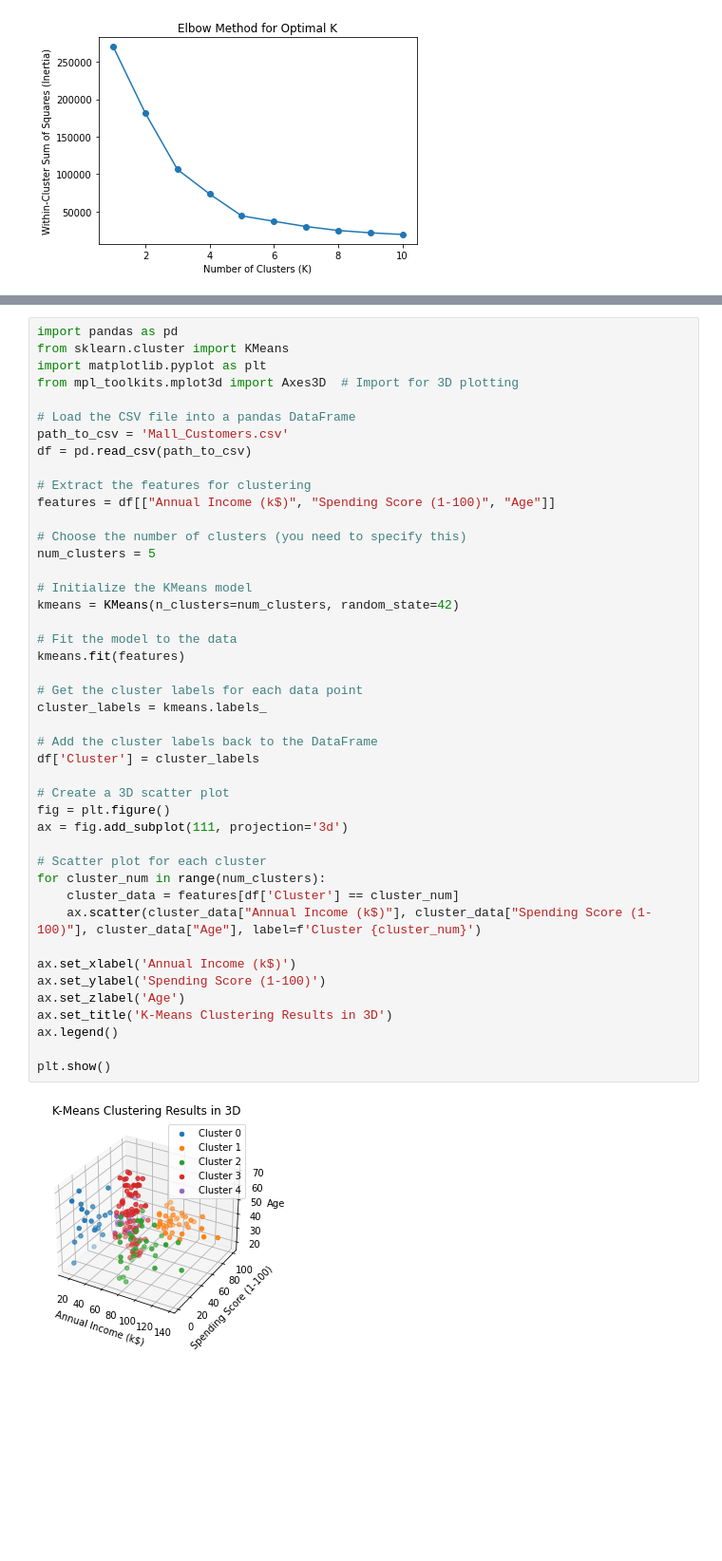
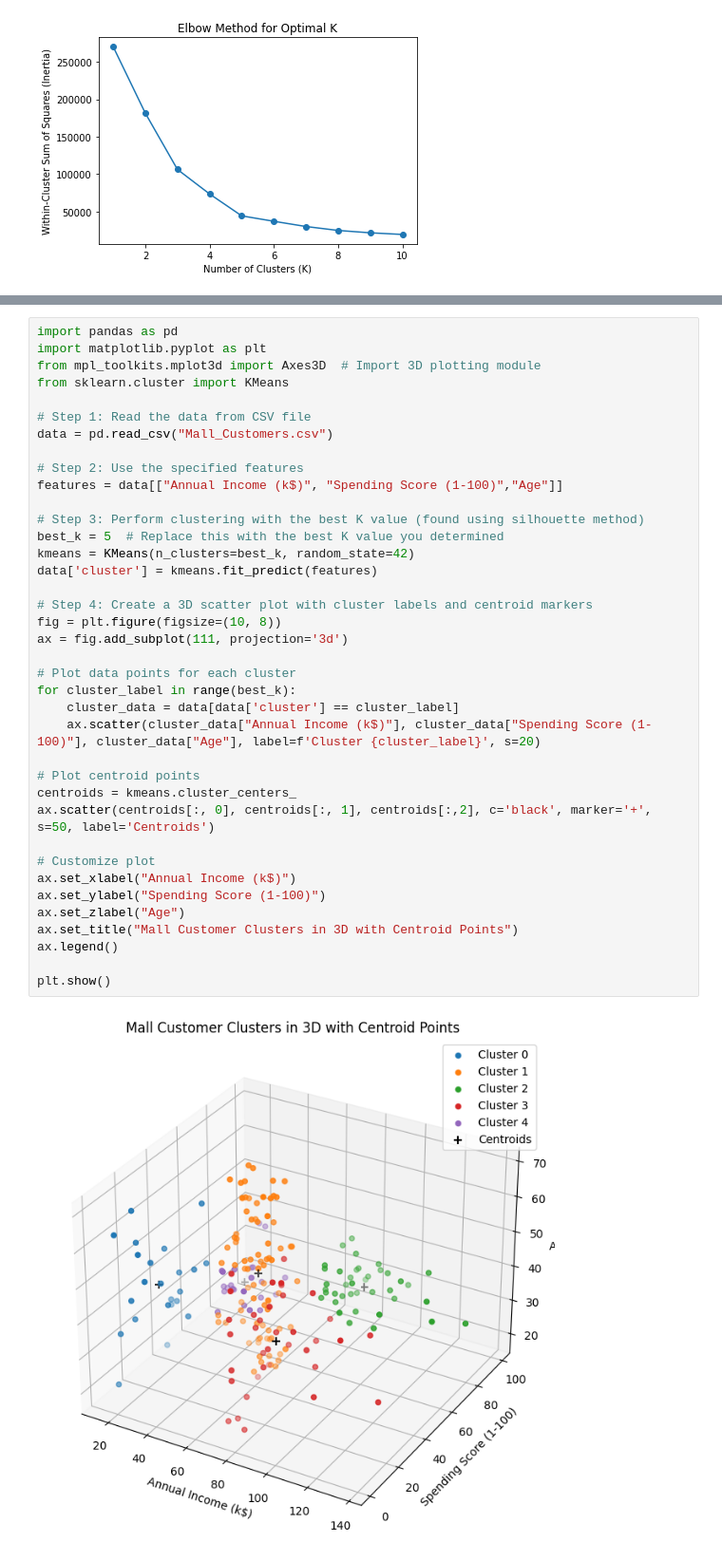
Before and after one commit to sahathat/dataSci, a Jupyter notebook: machineLearning/unsupervised/1-Kmean.ipynb, the cells around one changed output, grey strips where cells are left out. Shown at 95% size. Cells and saved outputs as stored; diff of their text form; blank space fills up the shorter version.

```diff
--- a/machineLearning/unsupervised/1-Kmean.ipynb
+++ b/machineLearning/unsupervised/1-Kmean.ipynb
@@ -122,49 +184,43 @@ plt.show()
 # %%
 import pandas as pd
+import matplotlib.pyplot as plt
+from mpl_toolkits.mplot3d import Axes3D  # Import 3D plotting module
 from sklearn.cluster import KMeans
-import matplotlib.pyplot as plt
-from mpl_toolkits.mplot3d import Axes3D  # Import for 3D plotting
 
-# Load the CSV file into a pandas DataFrame
-path_to_csv = 'Mall_Customers.csv'
-df = pd.read_csv(path_to_csv)
+# Step 1: Read the data from CSV file
+data = pd.read_csv("Mall_Customers.csv")
 
-# Extract the features for clustering
-features = df[["Annual Income (k$)", "Spending Score (1-100)", "Age"]]
+# Step 2: Use the specified features
+features = data[["Annual Income (k$)", "Spending Score (1-100)","Age"]]
 
-# Choose the number of clusters (you need to specify this)
-num_clusters = 5
+# Step 3: Perform clustering with the best K value (found using silhouette method)
+best_k = 5  # Replace this with the best K value you determined
+kmeans = KMeans(n_clusters=best_k, random_state=42)
+data['cluster'] = kmeans.fit_predict(features)
 
-# Initialize the KMeans model
-kmeans = KMeans(n_clusters=num_clusters, random_state=42)
-
-# Fit the model to the data
-kmeans.fit(features)
-
-# Get the cluster labels for each data point
-cluster_labels = kmeans.labels_
-
-# Add the cluster labels back to the DataFrame
-df['Cluster'] = cluster_labels
-
-# Create a 3D scatter plot
-fig = plt.figure()
+# Step 4: Create a 3D scatter plot with cluster labels and centroid markers
+fig = plt.figure(figsize=(10, 8))
 ax = fig.add_subplot(111, projection='3d')
 
-# Scatter plot for each cluster
-for cluster_num in range(num_clusters):
-    cluster_data = features[df['Cluster'] == cluster_num]
-    ax.scatter(cluster_data["Annual Income (k$)"], cluster_data["Spending Score (1-100)"], cluster_data["Age"], label=f'Cluster {cluster_num}')
+# Plot data points for each cluster
+for cluster_label in range(best_k):
+    cluster_data = data[data['cluster'] == cluster_label]
+    ax.scatter(cluster_data["Annual Income (k$)"], cluster_data["Spending Score (1-100)"], cluster_data["Age"], label=f'Cluster {cluster_label}', s=20)
 
-ax.set_xlabel('Annual Income (k$)')
-ax.set_ylabel('Spending Score (1-100)')
-ax.set_zlabel('Age')
-ax.set_title('K-Means Clustering Results in 3D')
+# Plot centroid points
+centroids = kmeans.cluster_centers_
+ax.scatter(centroids[:, 0], centroids[:, 1], centroids[:,2], c='black', marker='+', s=50, label='Centroids')
+
+# Customize plot
+ax.set_xlabel("Annual Income (k$)")
+ax.set_ylabel("Spending Score (1-100)")
+ax.set_zlabel("Age")
+ax.set_title("Mall Customer Clusters in 3D with Centroid Points")
 ax.legend()
 
 plt.show()
 # %% [output]
-[figure, old version]
+[figure, new version]
 # %%
 import pandas as pd
 from sklearn.cluster import KMeans
```
Also changed, not shown: parts of 5 cells of this notebook, 1 other file.
